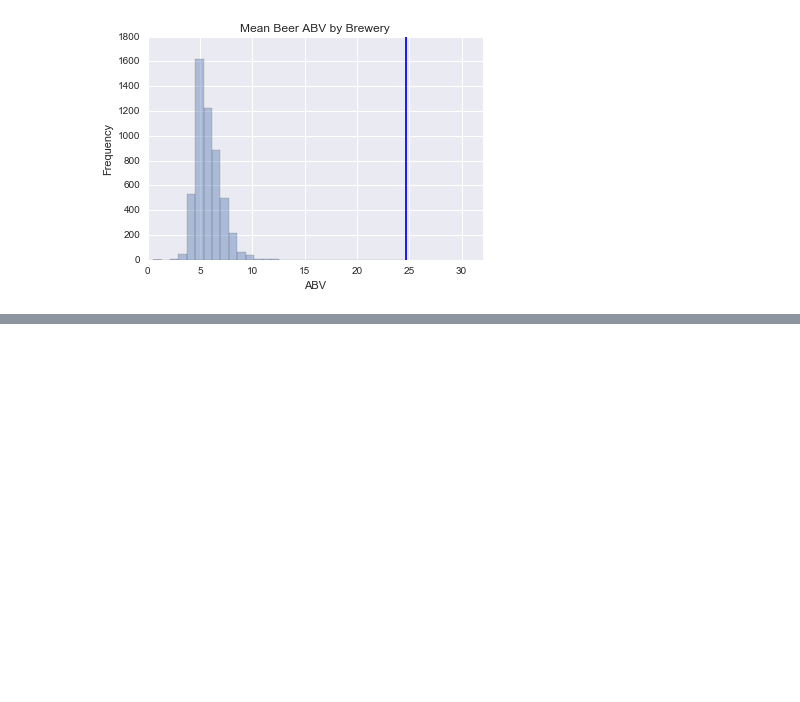
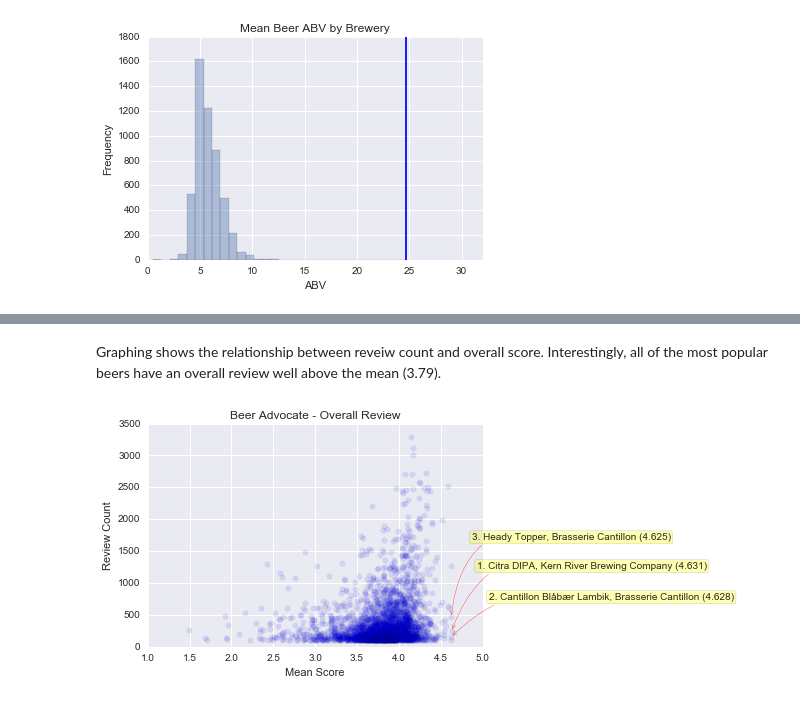
Before and after one commit to lukexyz/Beer-Review-Data-Exploration, a Jupyter notebook: br_part_1.ipynb, the cells around one changed output, grey strips where cells are left out. Cells and saved outputs as stored; diff of their text form; code cells hidden in the pictures; blank space fills up the shorter version.

```diff
--- a/br_part_1.ipynb
+++ b/br_part_1.ipynb
@@ -122,0 +156,12 @@ plt.show()
+# %%
+# Minium reviews
+x = 100
+
+# Adding overall_review mean column to data frame
+bf['review_mean'] = bf.groupby(['beer_beerid'])['review_overall'].transform('mean')
+bf.head(8)
+
+# Creating summary data frame that excludes beers with < x reviews, and sorts the data
+summary = bf[bf.review_count >= x].groupby('beer_beerid').head(1).sort_values('review_mean', ascending=False)
+summary = summary.drop('review_overall', axis=1)
+summary.head(8)
@@ -122,0 +188,31 @@ plt.show()
+# %% [markdown]
+Graphing shows the relationship between reveiw count and overall score. Interestingly, all of the most popular beers have an overall review well above the mean (3.79).
+# %%
+x = summary.review_mean
+y = summary.review_count
+
+# Create subplots and annotations
+fig, ax = plt.subplots()
+fig = plt.scatter(x, y, s=30, alpha=0.1)
+plt.title('Beer Advocate - Overall Review')
+plt.xlabel('Mean Score')
+plt.ylabel('Review Count')
+plt.axis([1, 5, 0, 3500])
+ax.annotate('1. Citra DIPA, Kern River Brewing Company (4.631)', xy=(x[334855], y[334855]), xytext=(140,60),
+            textcoords='offset points', ha='center', va='bottom',
+            bbox=dict(boxstyle='round, pad=0.2', fc='yellow', alpha=0.3),
+            arrowprops=dict(arrowstyle='->', connectionstyle='arc3, rad=0.5',
+                            color='red'))
+ax.annotate('2. Cantillon Blåbær Lambik, Brasserie Cantillon (4.628)', xy=(x[482051], y[482051]), xytext=(160,35),
+            textcoords='offset points', ha='center', va='bottom',
+            bbox=dict(boxstyle='round, pad=0.2', fc='yellow', alpha=0.3),
+            arrowprops=dict(arrowstyle='->', connectionstyle='arc3, rad=0.3',
+                            color='red'))
+ax.annotate('3. Heady Topper, Brasserie Cantillon (4.625)', xy=(x[378243], y[378243]), xytext=(120,75),
+            textcoords='offset points', ha='center', va='bottom',
+            bbox=dict(boxstyle='round, pad=0.2', fc='yellow', alpha=0.3),
+            arrowprops=dict(arrowstyle='->', connectionstyle='arc3, rad=0.6',
+                            color='red'))
+plt.show()
+# %% [output]
+[figure, added]
```
Also changed, not shown: parts of 18 cells of this notebook.
